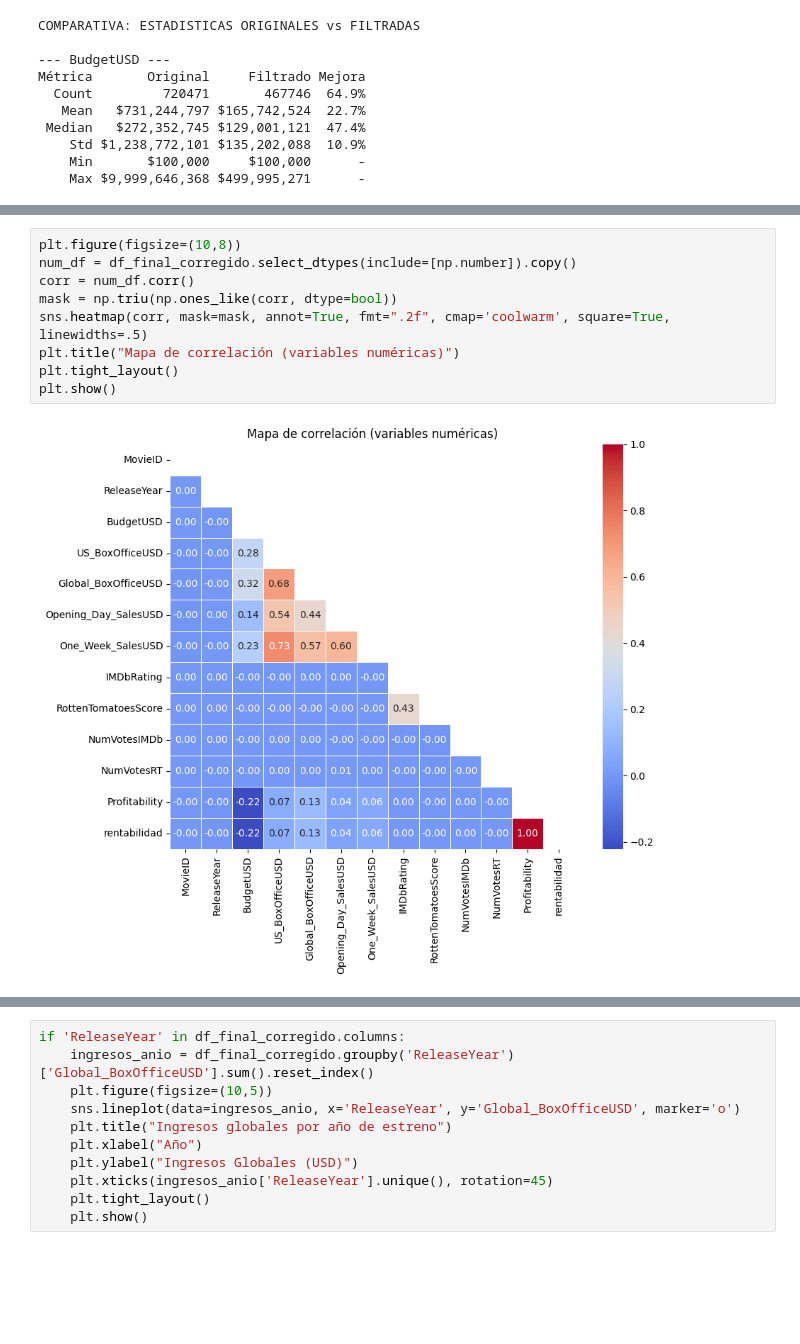
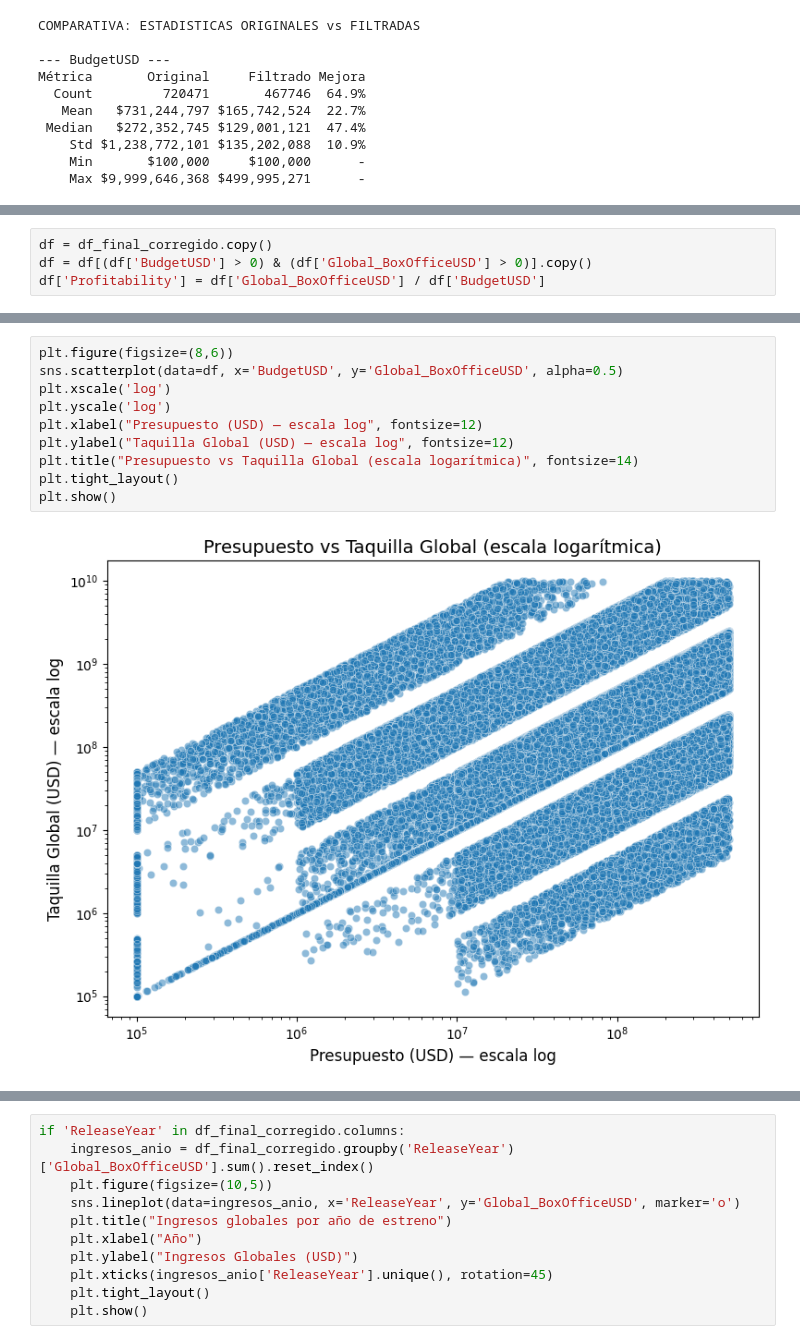
Before and after one commit to JuanCaTorres221/LaboratorioIA2, a Jupyter notebook: EDA/EDA.ipynb, the cells around one changed output, grey strips where cells are left out. Cells and saved outputs as stored; diff of their text form; blank space fills up the shorter version.

```diff
--- a/EDA/EDA.ipynb
+++ b/EDA/EDA.ipynb
@@ -481,3 +481,7 @@ df_final_corregido.loc[mask_valida, 'Profitability'] = (df_final_corregido.loc[m
 print("Filas con Profitability calculada:", df_final_corregido['Profitability'].notnull().sum())
 # %% [output]
 Filas con Profitability calculada: 467746
+# %%
+df = df_final_corregido.copy()
+df = df[(df['BudgetUSD'] > 0) & (df['Global_BoxOfficeUSD'] > 0)].copy()
+df['Profitability'] = df['Global_BoxOfficeUSD'] / df['BudgetUSD']
@@ -484,11 +522,12 @@ Filas con Profitability calculada: 467746
 # %%
-plt.figure(figsize=(10,8))
-num_df = df_final_corregido.select_dtypes(include=[np.number]).copy()
-corr = num_df.corr()
-mask = np.triu(np.ones_like(corr, dtype=bool))
-sns.heatmap(corr, mask=mask, annot=True, fmt=".2f", cmap='coolwarm', square=True, linewidths=.5)
-plt.title("Mapa de correlación (variables numéricas)")
+plt.figure(figsize=(8,6))
+sns.scatterplot(data=df, x='BudgetUSD', y='Global_BoxOfficeUSD', alpha=0.5)
+plt.xscale('log')
+plt.yscale('log')
+plt.xlabel("Presupuesto (USD) — escala log", fontsize=12)
+plt.ylabel("Taquilla Global (USD) — escala log", fontsize=12)
+plt.title("Presupuesto vs Taquilla Global (escala logarítmica)", fontsize=14)
 plt.tight_layout()
 plt.show()
 # %% [output]
-[figure, old version]
+[figure, new version]
```
Also changed, not shown: parts of 9 cells of this notebook.
